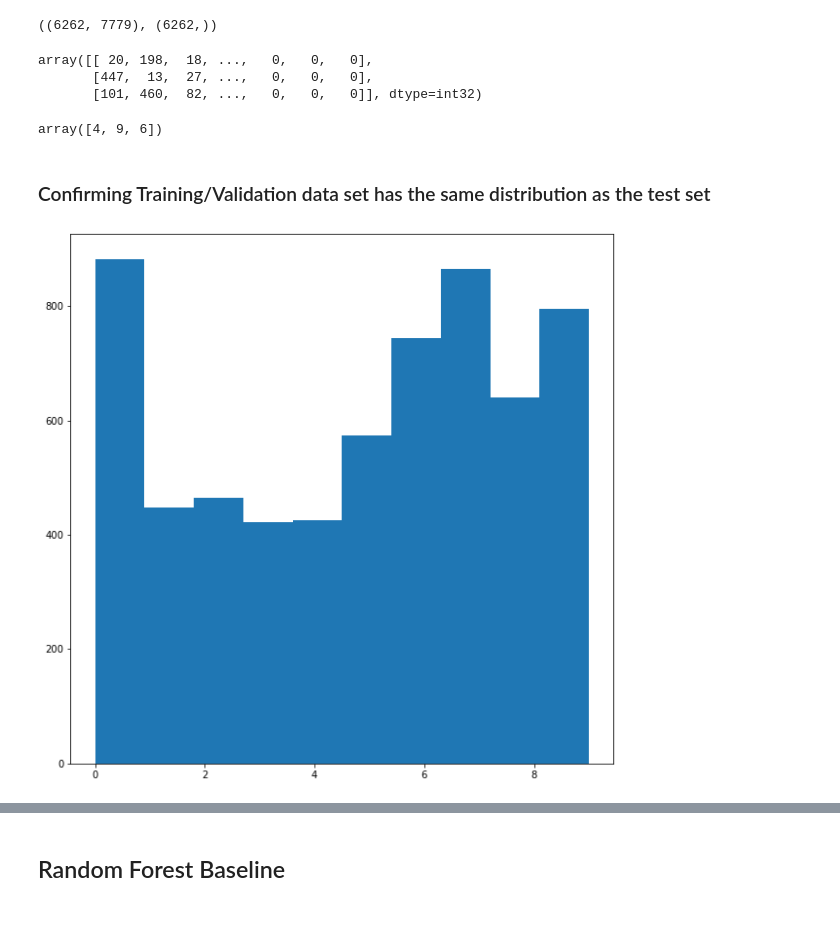
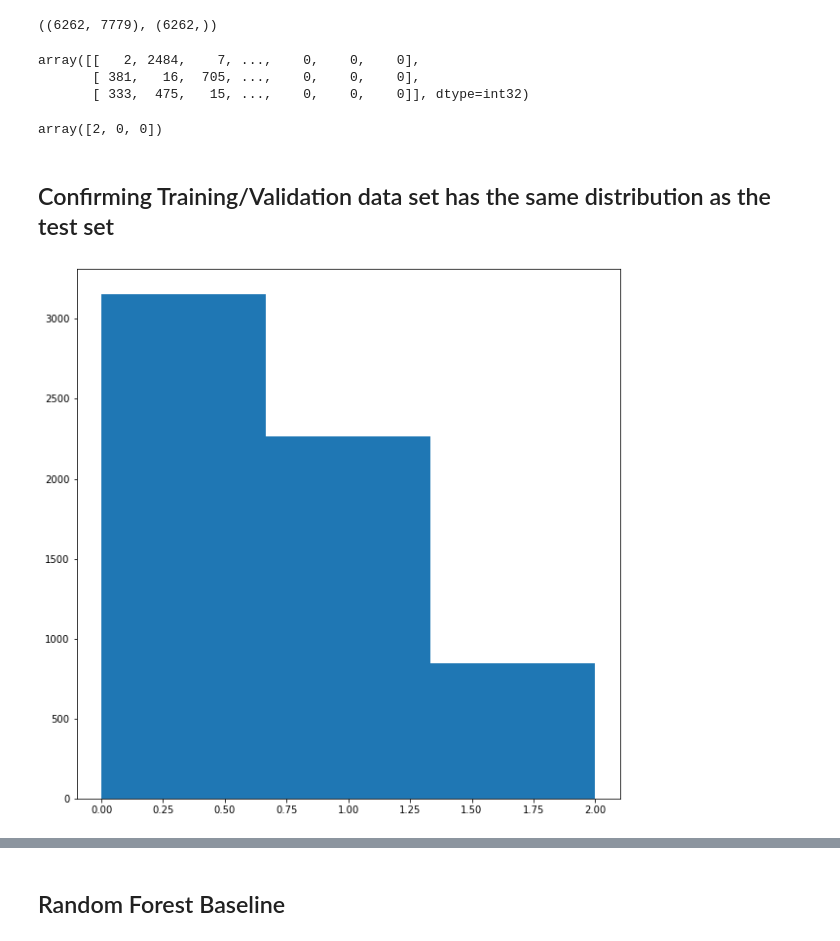
Before and after one commit to michael-a-green/Metis_Project5, a Jupyter notebook: Source/Project5.ipynb, the cells around one changed output, grey strips where cells are left out. Saved outputs shown, nothing was run; the diff lists cells and outputs as text; code cells hidden in the pictures.

```diff
--- a/Source/Project5.ipynb
+++ b/Source/Project5.ipynb
@@ -383,0 +390,19 @@ So will not do stop word removal for now but will keep in as an option if result
+# %%
+def gen_net_promoter(row):
+    if row["review_star_rating"] <= 6:
+        #Detractor
+        return 0
+    elif row["review_star_rating"] <= 8:
+        #Passive
+        return 1
+    else:
+        ##Promotor
+        return 2
+# %%
+pandarallel.initialize()
+start_time = datetime.datetime.now()
+
+text_of_reviews["net_promoter_score"] = text_of_reviews.parallel_apply(gen_net_promoter,axis=1)
+
+end_time = datetime.datetime.now()
+print("time spent doing operation is {}".format(end_time - start_time))
@@ -482,8 +508,8 @@ text_of_reviews.head()
 
 X_test = text_test_set[:,3]
 X_train = text_train_set[:,3]
-y_test = text_test_set[:,2]
-y_train = text_train_set[:,2]
+y_test = text_test_set[:,4]
+y_train = text_train_set[:,4]
 y_test = y_test.astype("int")
 y_train = y_train.astype("int")
 
@@ -578,19 +609,19 @@ X_test_seq_pad.shape, y_test.shape
 # %%
 X_test_seq_pad[:3]
 # %% [output]
-array([[ 20, 198,  18, ...,   0,   0,   0],
-       [447,  13,  27, ...,   0,   0,   0],
-       [101, 460,  82, ...,   0,   0,   0]], dtype=int32)
+array([[   2, 2484,    7, ...,    0,    0,    0],
+       [ 381,   16,  705, ...,    0,    0,    0],
+       [ 333,  475,   15, ...,    0,    0,    0]], dtype=int32)
 # %%
 y_test[:3]
 # %% [output]
-array([4, 9, 6])
+array([2, 0, 0])
 # %% [markdown]
-### Confirming Training/Validation data set has the same distribution as the test set
+## Confirming Training/Validation data set has the same distribution as the test set
 # %%
 plt.figure(figsize=(10,10))
-plt.hist(y_test,10)
+plt.hist(y_test,3)
 plt.show();
 # %% [output]
-[figure, old version]
+[figure, new version]
 # %%
```
Also changed, not shown: parts of 79 cells of this notebook, 3 other files.
